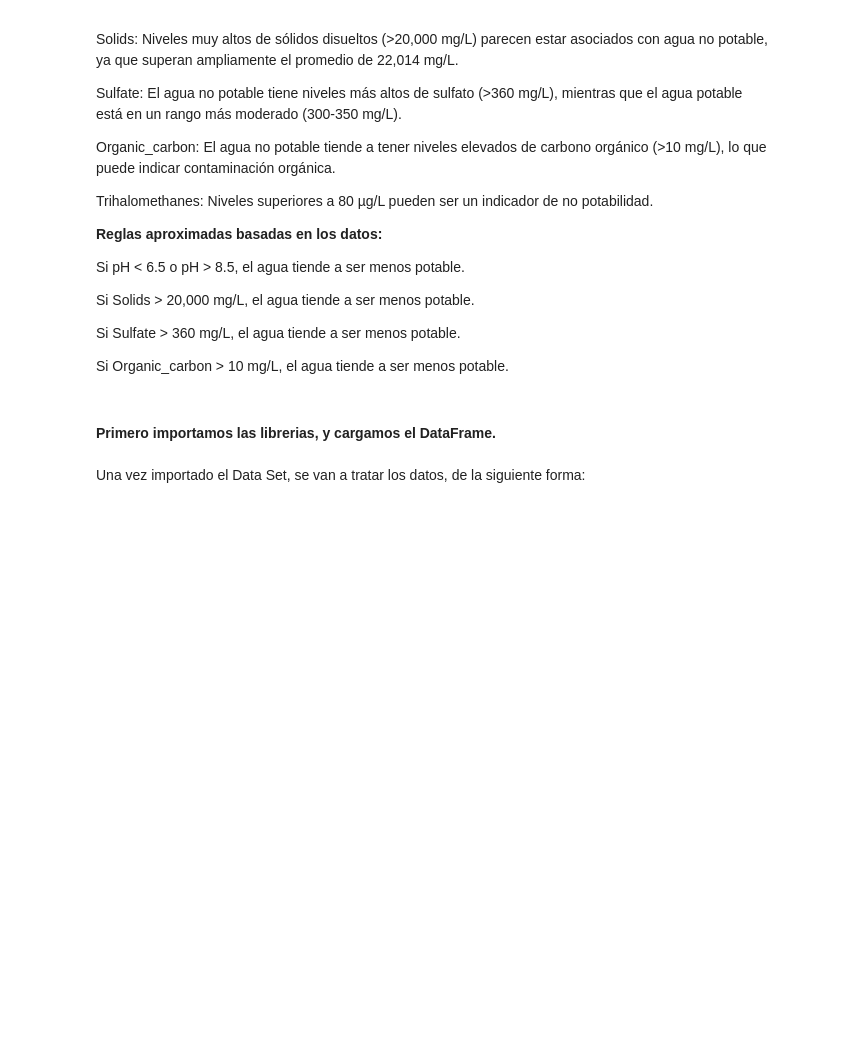
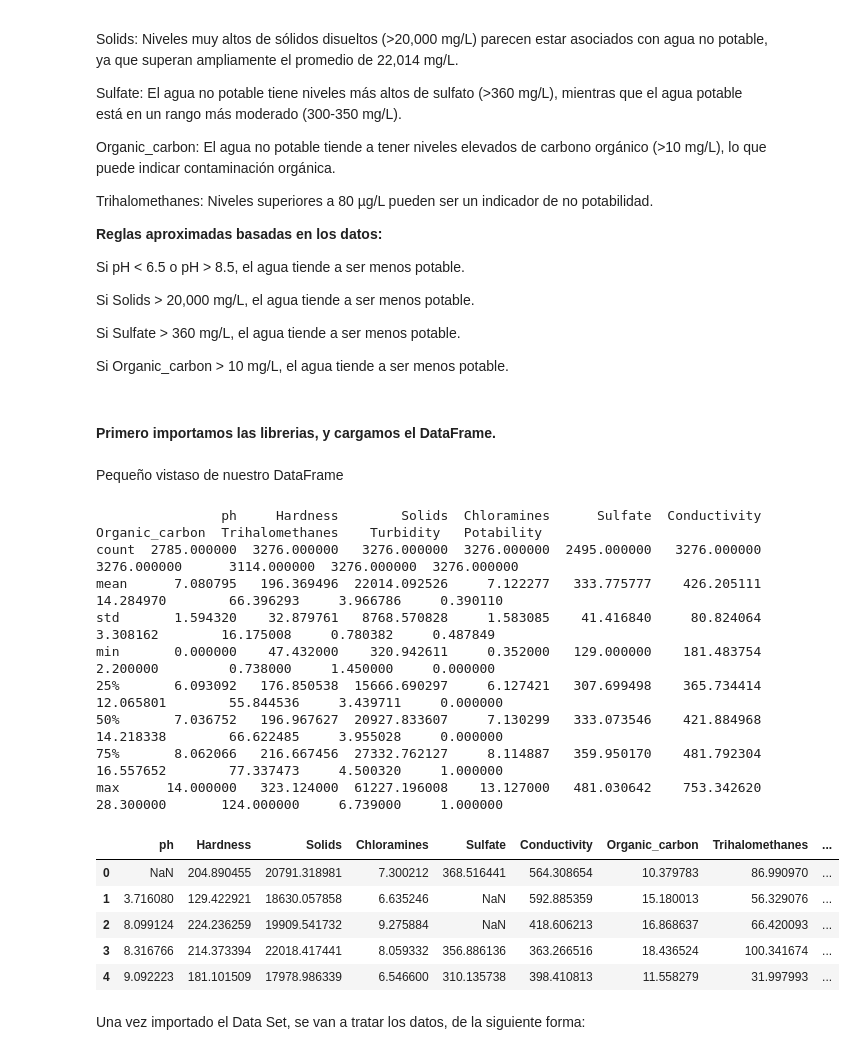
Before and after one commit to nicocernadas/Neural-Network, a Jupyter notebook: JupiterBook.ipynb, the cells around one changed output. Cells and saved outputs as stored; diff of their text form; code cells hidden in the pictures; blank space fills up the shorter version.

```diff
--- a/JupiterBook.ipynb
+++ b/JupiterBook.ipynb
@@ -153,7 +153,30 @@ import seaborn as sns
 from sklearn.model_selection import train_test_split
 import math
 
+pd.set_option('display.width', 1000)
+
 df = pd.read_csv('water_potability.csv', sep=',')
+# %% [markdown]
+Pequeño vistaso de nuestro DataFrame
+# %%
+print(df.describe())
+df.head()
+# %% [output]
+                ph     Hardness        Solids  Chloramines      Sulfate  Conductivity  Organic_carbon  Trihalomethanes    Turbidity   Potability
+count  2785.000000  3276.000000   3276.000000  3276.000000  2495.000000   3276.000000     3276.000000      3114.000000  3276.000000  3276.000000
+mean      7.080795   196.369496  22014.092526     7.122277   333.775777    426.205111       14.284970        66.396293     3.966786     0.390110
+std       1.594320    32.879761   8768.570828     1.583085    41.416840     80.824064        3.308162        16.175008     0.780382     0.487849
+min       0.000000    47.432000    320.942611     0.352000   129.000000    181.483754        2.200000         0.738000     1.450000     0.000000
+25%       6.093092   176.850538  15666.690297     6.127421   307.699498    365.734414       12.065801        55.844536     3.439711     0.000000
+50%       7.036752   196.967627  20927.833607     7.130299   333.073546    421.884968       14.218338        66.622485     3.955028     0.000000
+75%       8.062066   216.667456  27332.762127     8.114887   359.950170    481.792304       16.557652        77.337473     4.500320     1.000000
+max      14.000000   323.124000  61227.196008    13.127000   481.030642    753.342620       28.300000       124.000000     6.739000     1.000000
+|  | ph | Hardness | Solids | Chloramines | Sulfate | Conductivity | Organic_carbon | Trihalomethanes | ... |
+| 0 | NaN | 204.890455 | 20791.318981 | 7.300212 | 368.516441 | 564.308654 | 10.379783 | 86.990970 | ... |
+| 1 | 3.716080 | 129.422921 | 18630.057858 | 6.635246 | NaN | 592.885359 | 15.180013 | 56.329076 | ... |
+| 2 | 8.099124 | 224.236259 | 19909.541732 | 9.275884 | NaN | 418.606213 | 16.868637 | 66.420093 | ... |
+| 3 | 8.316766 | 214.373394 | 22018.417441 | 8.059332 | 356.886136 | 363.266516 | 18.436524 | 100.341674 | ... |
+| 4 | 9.092223 | 181.101509 | 17978.986339 | 6.546600 | 310.135738 | 398.410813 | 11.558279 | 31.997993 | ... |
 # %% [markdown]
 Una vez importado el Data Set, se van a tratar los datos, de la siguiente forma:
 # %%
```
Also changed, not shown: parts of 8 cells of this notebook.
